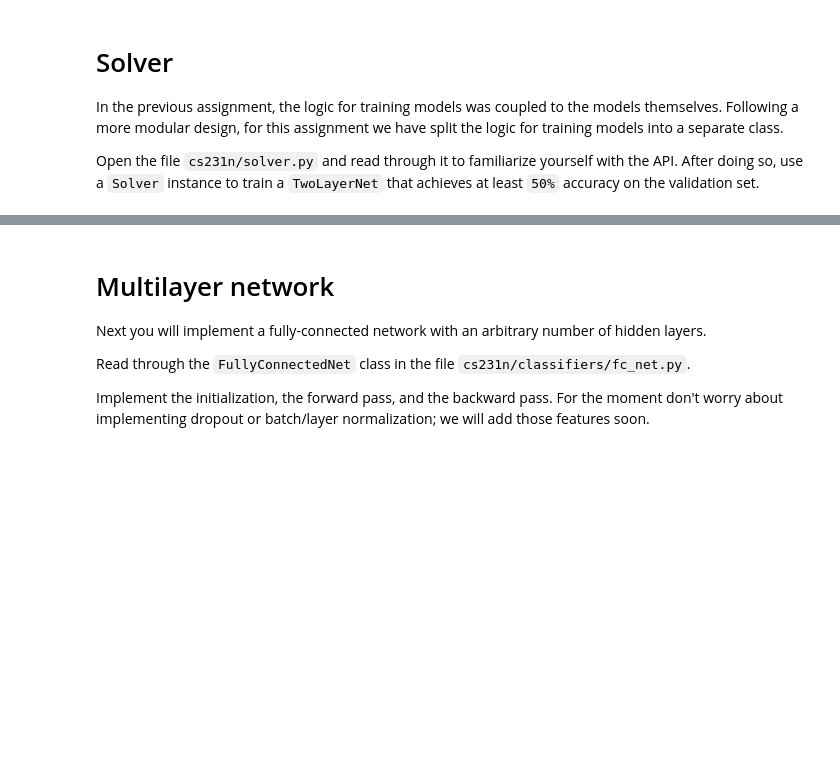
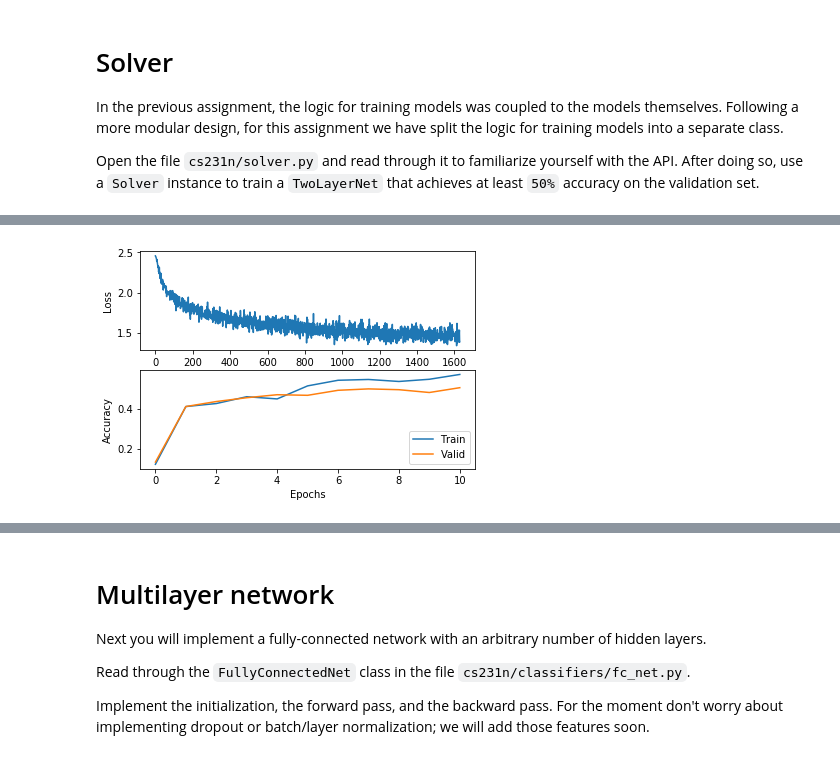
Before and after one commit to jvenepal/cs231n-spring2020, a Jupyter notebook: assignment2/FullyConnectedNets.ipynb, the cells around one changed output, grey strips where cells are left out. Cells and saved outputs as stored; diff of their text form; code cells hidden in the pictures; blank space fills up the shorter version.

```diff
--- a/assignment2/FullyConnectedNets.ipynb
+++ b/assignment2/FullyConnectedNets.ipynb
@@ -359,0 +339,38 @@ pass
+# %%
+model = TwoLayerNet()
+solver = None
+
+##############################################################################
+# TODO: Use a Solver instance to train a TwoLayerNet that achieves at least  #
+# 50% accuracy on the validation set.                                        #
+##############################################################################
+# *****START OF YOUR CODE (DO NOT DELETE/MODIFY THIS LINE)*****
+
+# values like #hidden, reg, lr, num_epochs is chosen from assignment1/two_layer_net
+# which gave a val accuracy of ~52%
+input_dim, hidden_dim, num_classes = 3*32*32, 125, 10
+reg = 0.8
+model = TwoLayerNet(input_dim=input_dim, hidden_dim=hidden_dim,
+                    num_classes=num_classes, reg=reg)
+solver = Solver(model, data, update_rule='sgd', optim_config={'learning_rate': 1e-3},
+                lr_decay=0.95, batch_size=300, num_epochs=10, print_every=200)
+
+solver.train()
+# after training, solver.[loss_history, train_acc_history, val_accu_history]
+# are available for plotting and model.params have the best model's params
+plt.subplot(2, 1, 1)
+plt.plot(solver.loss_history)
+plt.xlabel('Iterations'); plt.ylabel('Loss')
+
+plt.subplot(2, 1, 2)
+plt.plot(solver.train_acc_history, label='Train')
+plt.plot(solver.val_acc_history, label='Valid')
+plt.legend()
+plt.xlabel('Epochs'); plt.ylabel('Accuracy')
+plt.show()
+
+# *****END OF YOUR CODE (DO NOT DELETE/MODIFY THIS LINE)*****
+##############################################################################
+#                             END OF YOUR CODE                               #
+##############################################################################
+# %% [output]
@@ -360,3 +397,4 @@ pass
+[figure, added]
 # %%
 # Run this cell to visualize training loss and train / val accuracy
 
```
Also changed, not shown: parts of 11 cells of this notebook, 2 other files.
